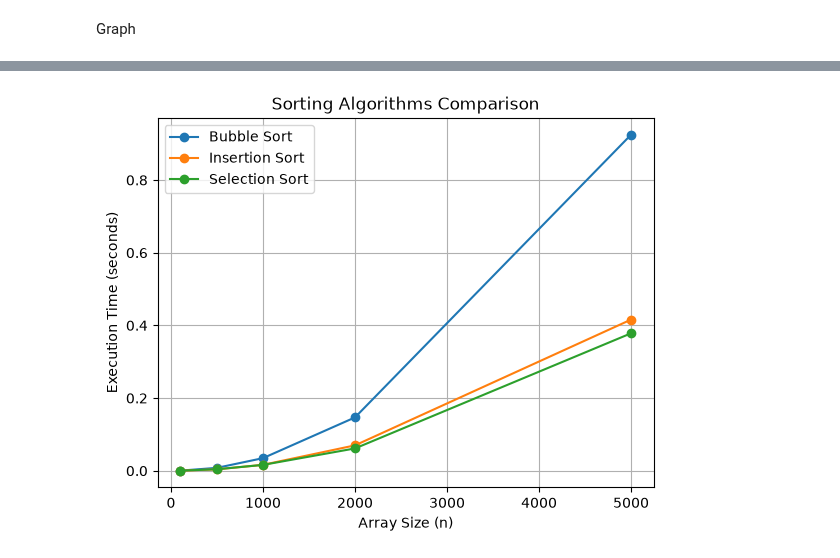
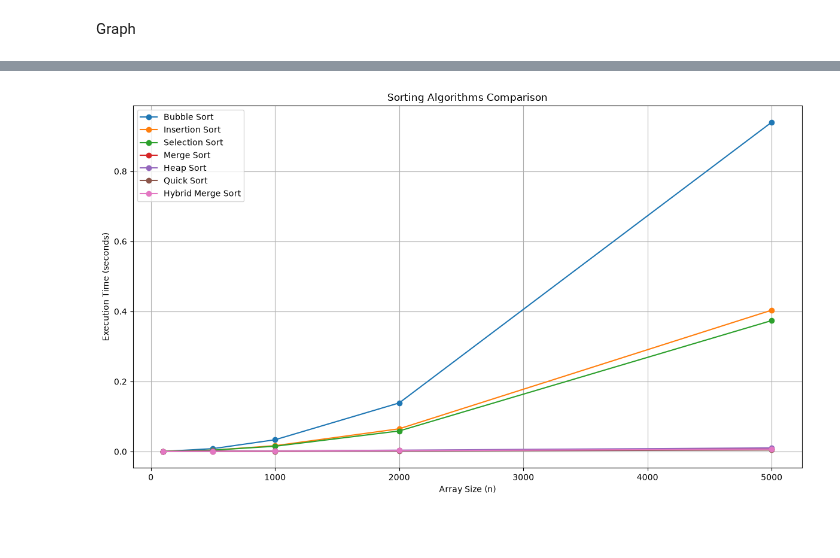
Before and after one commit to moaaz-z/DataStructure-2, a Jupyter notebook: Assignment2/TestImplementation.ipynb, the cells around one changed output, grey strips where cells are left out. Saved outputs shown, nothing was run; the diff lists cells and outputs as text; code cells hidden in the pictures; blank space fills up the shorter version.

Commit message:
added graph

```diff
--- a/Assignment2/TestImplementation.ipynb
+++ b/Assignment2/TestImplementation.ipynb
@@ -39,0 +62,8 @@ Insertion Sort Time is  1.765625 ms
+# %%
+quick_arr = arr.copy()
+
+start = time.perf_counter()
+s.quick_sort(quick_arr)
+end = time.perf_counter()
+
+print("Quick Sort Time is", (end - start) * 1000, "ms")
@@ -39,0 +74,6 @@ Insertion Sort Time is  1.765625 ms
+# %%
+arr7 = arr.copy()
+start = time.process_time()
+sorted_array = s.hybrid_merge_sort(arr7, 32)
+end = time.process_time()
+print("Hybrid Merge Sort Time is", (end - start) * 1000, "ms")
@@ -62,42 +99,100 @@ Note: you may need to restart the kernel to use updated packages.
 [notice] A new release of pip is available: 26.2.1 -> 26.2.2
 [notice] To update, run: python.exe -m pip install --upgrade pip
 # %%
-
+import random
+import time
 import matplotlib.pyplot as plt
-
 
 sizes = [100, 500, 1000, 2000, 5000]
 
 bubble_times = []
 insertion_times = []
 selection_times = []
+merge_times = []
+heap_times = []
+quick_times = []
+hybrid_times = []
 
 for n in sizes:
     arr = [random.randint(1, 10000) for i in range(n)]
 
+    # Create all copies before measuring
+    bubble_arr = arr.copy()
+    insertion_arr = arr.copy()
+    selection_arr = arr.copy()
+    merge_arr = arr.copy()
+    heap_arr = arr.copy()
+    quick_arr = arr.copy()
+    hybrid_arr = arr.copy()
+
+    # Bubble Sort
     start = time.perf_counter()
-    s.bubble_sort(arr.copy())
+    s.bubble_sort(bubble_arr)
     bubble_times.append(time.perf_counter() - start)
 
+    # Insertion Sort
     start = time.perf_counter()
-    s.insertion_sort(arr.copy())
+    s.insertion_sort(insertion_arr)
     insertion_times.append(time.perf_counter() - start)
 
+    # Selection Sort
     start = time.perf_counter()
-    s.selection_sort(arr.copy())
+    s.selection_sort(selection_arr)
     selection_times.append(time.perf_counter() - start)
 
+    # Merge Sort
+    start = time.perf_counter()
+    s.merge_sort(merge_arr)
+    merge_times.append(time.perf_counter() - start)
+
+    # Heap Sort
+    start = time.perf_counter()
+    s.heap_sort(heap_arr)
+    heap_times.append(time.perf_counter() - start)
+
+    # Quick Sort
+    start = time.perf_counter()
+    s.quick_sort(quick_arr)
+    quick_times.append(time.perf_counter() - start)
+
+    # Hybrid Merge Sort
+    start = time.perf_counter()
+    s.hybrid_merge_sort(hybrid_arr, 32)
+    hybrid_times.append(time.perf_counter() - start)
+
+
+# Print exact measurements
+print("Execution times in seconds:\n")
+
+for i, n in enumerate(sizes):
+    print(f"Array size: {n}")
+    print(f"Bubble Sort:        {bubble_times[i]:.8f} s")
+    print(f"Insertion Sort:     {insertion_times[i]:.8f} s")
+    print(f"Selection Sort:     {selection_times[i]:.8f} s")
+    print(f"Merge Sort:         {merge_times[i]:.8f} s")
+    print(f"Heap Sort:          {heap_times[i]:.8f} s")
+    print(f"Quick Sort:         {quick_times[i]:.8f} s")
+    print(f"Hybrid Merge Sort:  {hybrid_times[i]:.8f} s")
+    print()
+
+
+# Plot the results
+plt.figure(figsize=(12, 7))
 
 plt.plot(sizes, bubble_times, marker='o', label='Bubble Sort')
 plt.plot(sizes, insertion_times, marker='o', label='Insertion Sort')
 plt.plot(sizes, selection_times, marker='o', label='Selection Sort')
+plt.plot(sizes, merge_times, marker='o', label='Merge Sort')
+plt.plot(sizes, heap_times, marker='o', label='Heap Sort')
+plt.plot(sizes, quick_times, marker='o', label='Quick Sort')
+plt.plot(sizes, hybrid_times, marker='o', label='Hybrid Merge Sort')
 
 plt.xlabel('Array Size (n)')
 plt.ylabel('Execution Time (seconds)')
 plt.title('Sorting Algorithms Comparison')
-
 plt.legend()
 plt.grid(True)
+plt.tight_layout()
 plt.show()
 # %% [output]
-[figure, old version]
+[figure, new version]
```
Also changed, not shown: parts of 13 cells of this notebook.
